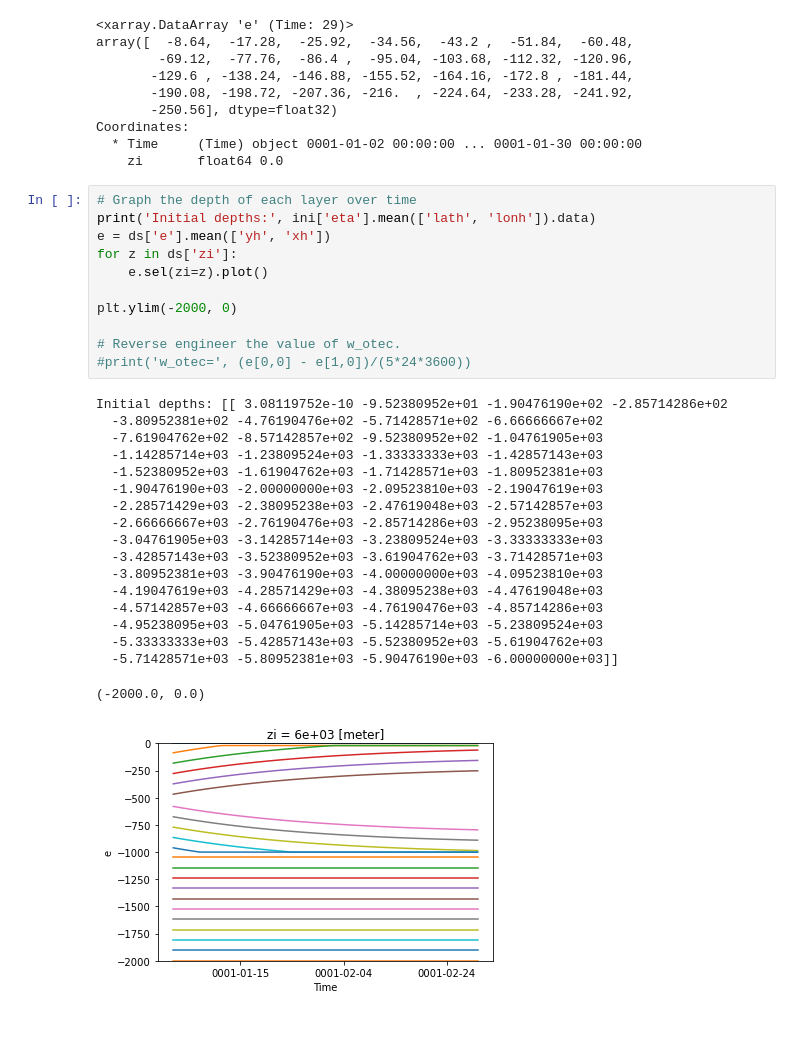
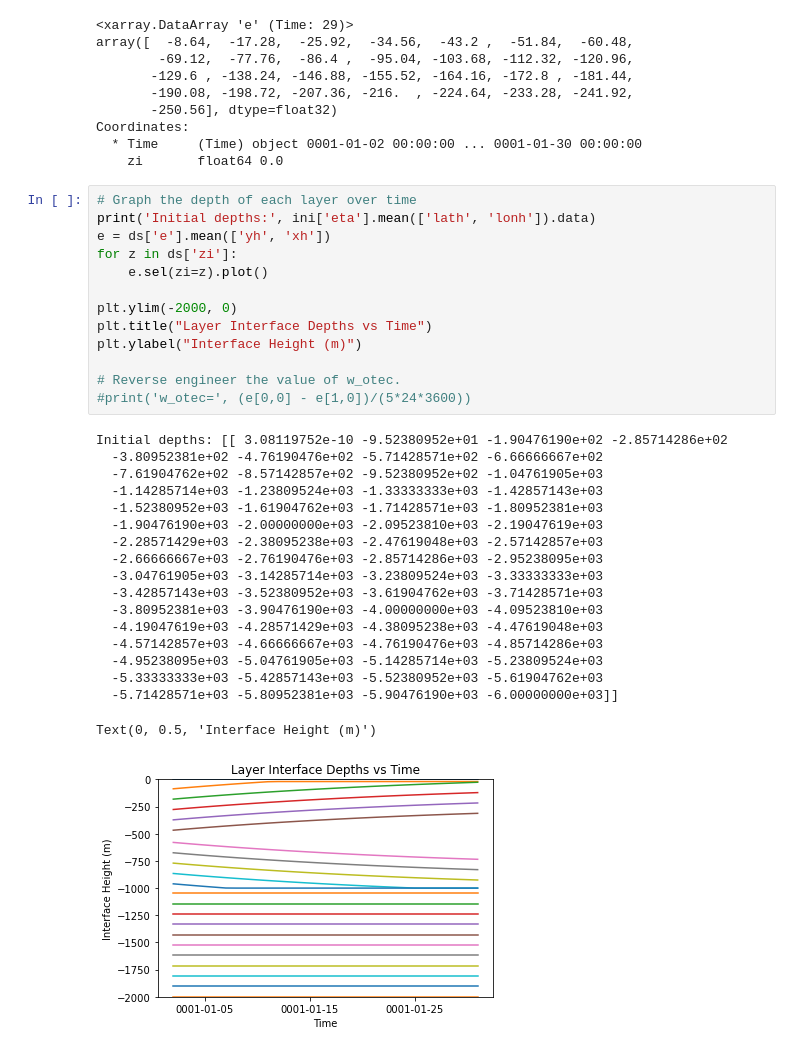
Before and after one commit to fdf2002/MOM6-examples, a Jupyter notebook: ocean_only/otec1d/test.ipynb, the cells around one changed output. Cells and saved outputs as stored; diff of their text form.

```diff
--- a/ocean_only/otec1d/test.ipynb
+++ b/ocean_only/otec1d/test.ipynb
@@ -39,33 +39,35 @@ Coordinates:
 # %%
 # Graph the depth of each layer over time
 print('Initial depths:', ini['eta'].mean(['lath', 'lonh']).data)
 e = ds['e'].mean(['yh', 'xh'])
 for z in ds['zi']:
     e.sel(zi=z).plot()
 
 plt.ylim(-2000, 0)
+plt.title("Layer Interface Depths vs Time")
+plt.ylabel("Interface Height (m)")
 
 # Reverse engineer the value of w_otec.
 #print('w_otec=', (e[0,0] - e[1,0])/(5*24*3600))
 # %% [output]
 Initial depths: [[ 3.08119752e-10 -9.52380952e+01 -1.90476190e+02 -2.85714286e+02
   -3.80952381e+02 -4.76190476e+02 -5.71428571e+02 -6.66666667e+02
   -7.61904762e+02 -8.57142857e+02 -9.52380952e+02 -1.04761905e+03
   -1.14285714e+03 -1.23809524e+03 -1.33333333e+03 -1.42857143e+03
   -1.52380952e+03 -1.61904762e+03 -1.71428571e+03 -1.80952381e+03
   -1.90476190e+03 -2.00000000e+03 -2.09523810e+03 -2.19047619e+03
   -2.28571429e+03 -2.38095238e+03 -2.47619048e+03 -2.57142857e+03
   -2.66666667e+03 -2.76190476e+03 -2.85714286e+03 -2.95238095e+03
   -3.04761905e+03 -3.14285714e+03 -3.23809524e+03 -3.33333333e+03
   -3.42857143e+03 -3.52380952e+03 -3.61904762e+03 -3.71428571e+03
   -3.80952381e+03 -3.90476190e+03 -4.00000000e+03 -4.09523810e+03
   -4.19047619e+03 -4.28571429e+03 -4.38095238e+03 -4.47619048e+03
   -4.57142857e+03 -4.66666667e+03 -4.76190476e+03 -4.85714286e+03
   -4.95238095e+03 -5.04761905e+03 -5.14285714e+03 -5.23809524e+03
   -5.33333333e+03 -5.42857143e+03 -5.52380952e+03 -5.61904762e+03
   -5.71428571e+03 -5.80952381e+03 -5.90476190e+03 -6.00000000e+03]]
-(-2000.0, 0.0)
+Text(0, 0.5, 'Interface Height (m)')
-[figure, old version]
+[figure, new version]
 # %%
 salt = ds['salt'].mean(['xh','yh']) * ds['h'].mean(['xh','yh']) * (200000**2)
 #for z in ds['zl']:
```
Also changed, not shown: parts of 2 cells of this notebook.
